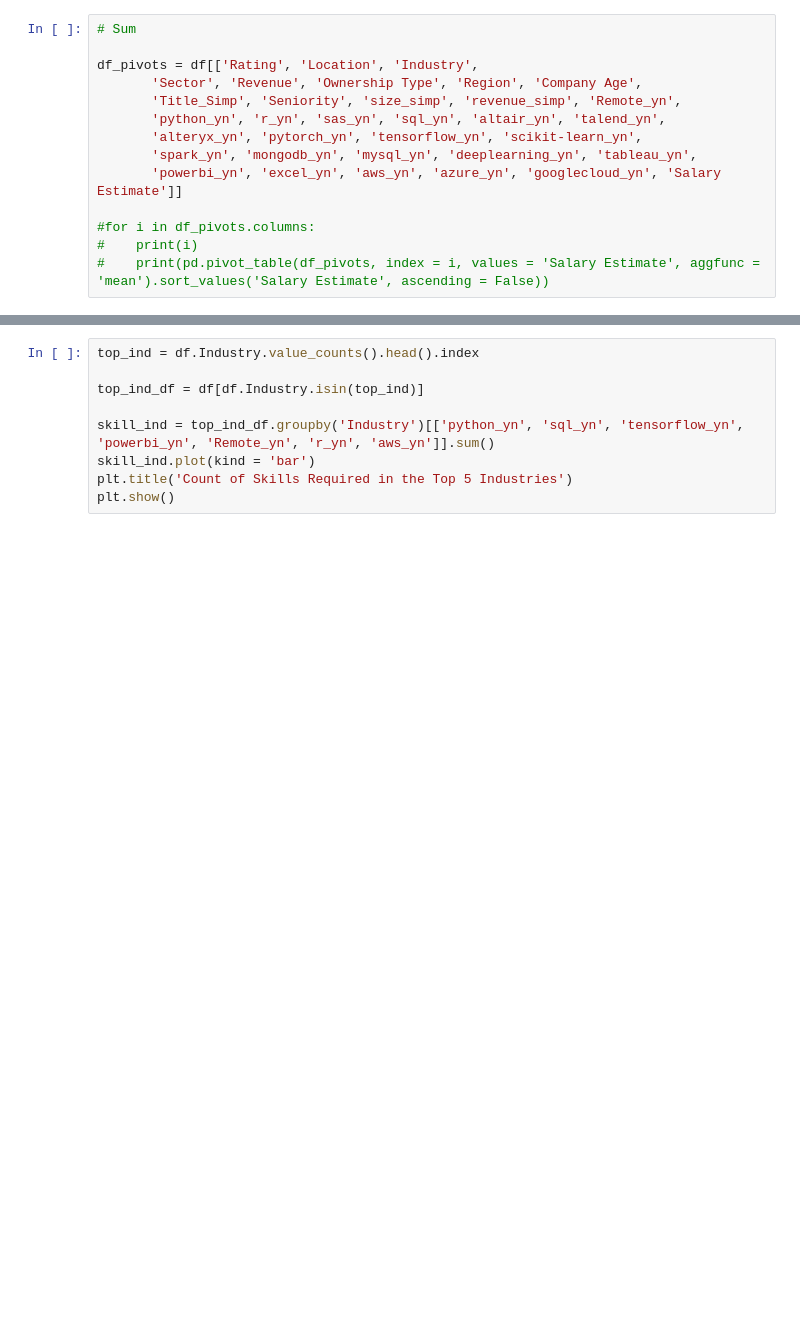
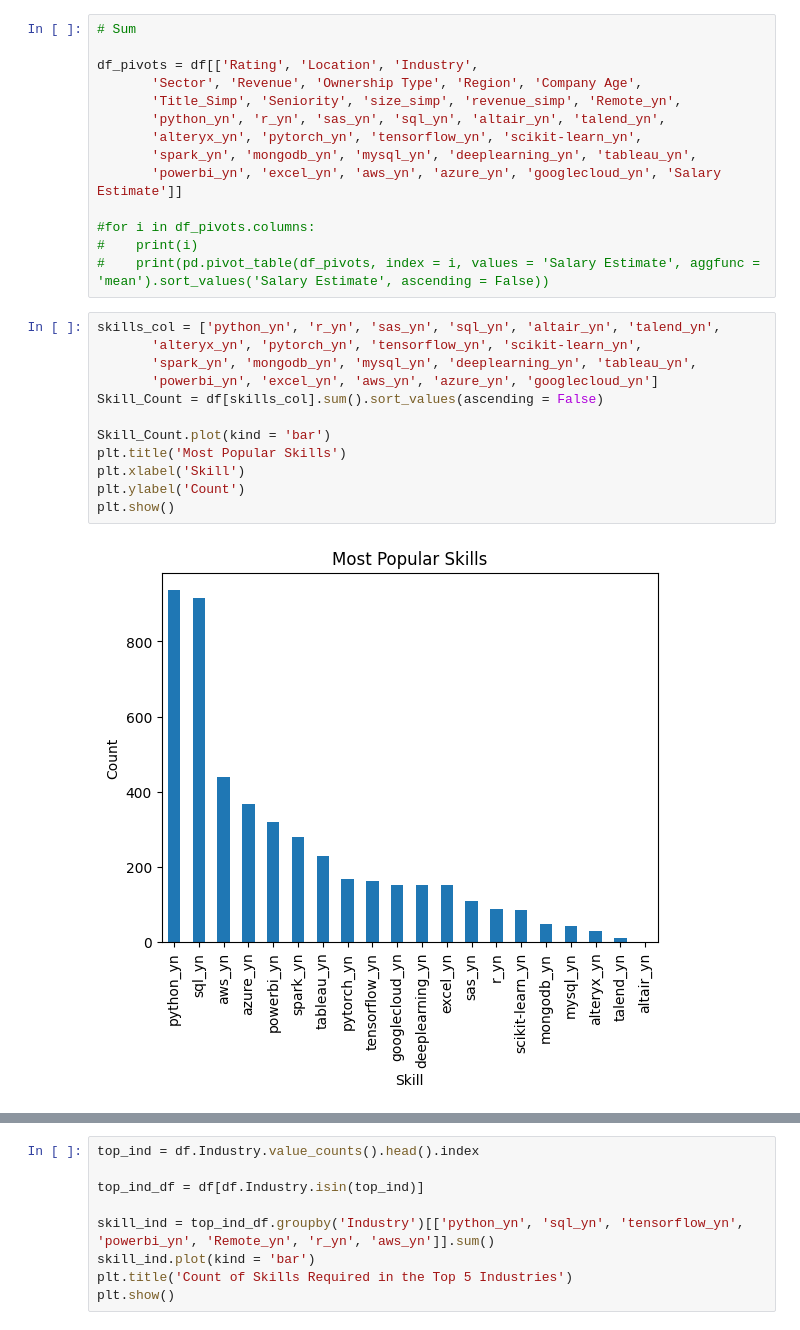
Before and after one commit to ArjunxyzSatish/Job-Analysis-Data-Science-Project-, a Jupyter notebook: EDA.ipynb, the cells around one changed output, grey strips where cells are left out. Saved outputs shown, nothing was run; the diff lists cells and outputs as text; blank space fills up the shorter version.

```diff
--- a/EDA.ipynb
+++ b/EDA.ipynb
@@ -459,3 +459,17 @@ df_pivots = df[['Rating', 'Location', 'Industry',
 #for i in df_pivots.columns:
 #    print(i)
 #    print(pd.pivot_table(df_pivots, index = i, values = 'Salary Estimate', aggfunc = 'mean').sort_values('Salary Estimate', ascending = False))
+# %%
+skills_col = ['python_yn', 'r_yn', 'sas_yn', 'sql_yn', 'altair_yn', 'talend_yn',
+       'alteryx_yn', 'pytorch_yn', 'tensorflow_yn', 'scikit-learn_yn',
+       'spark_yn', 'mongodb_yn', 'mysql_yn', 'deeplearning_yn', 'tableau_yn',
+       'powerbi_yn', 'excel_yn', 'aws_yn', 'azure_yn', 'googlecloud_yn']
+Skill_Count = df[skills_col].sum().sort_values(ascending = False)
+
+Skill_Count.plot(kind = 'bar')
+plt.title('Most Popular Skills')
+plt.xlabel('Skill')
+plt.ylabel('Count')
+plt.show()
+# %% [output]
+[figure, added]
```
Also changed, not shown: parts of 3 cells of this notebook, 3 other files.
